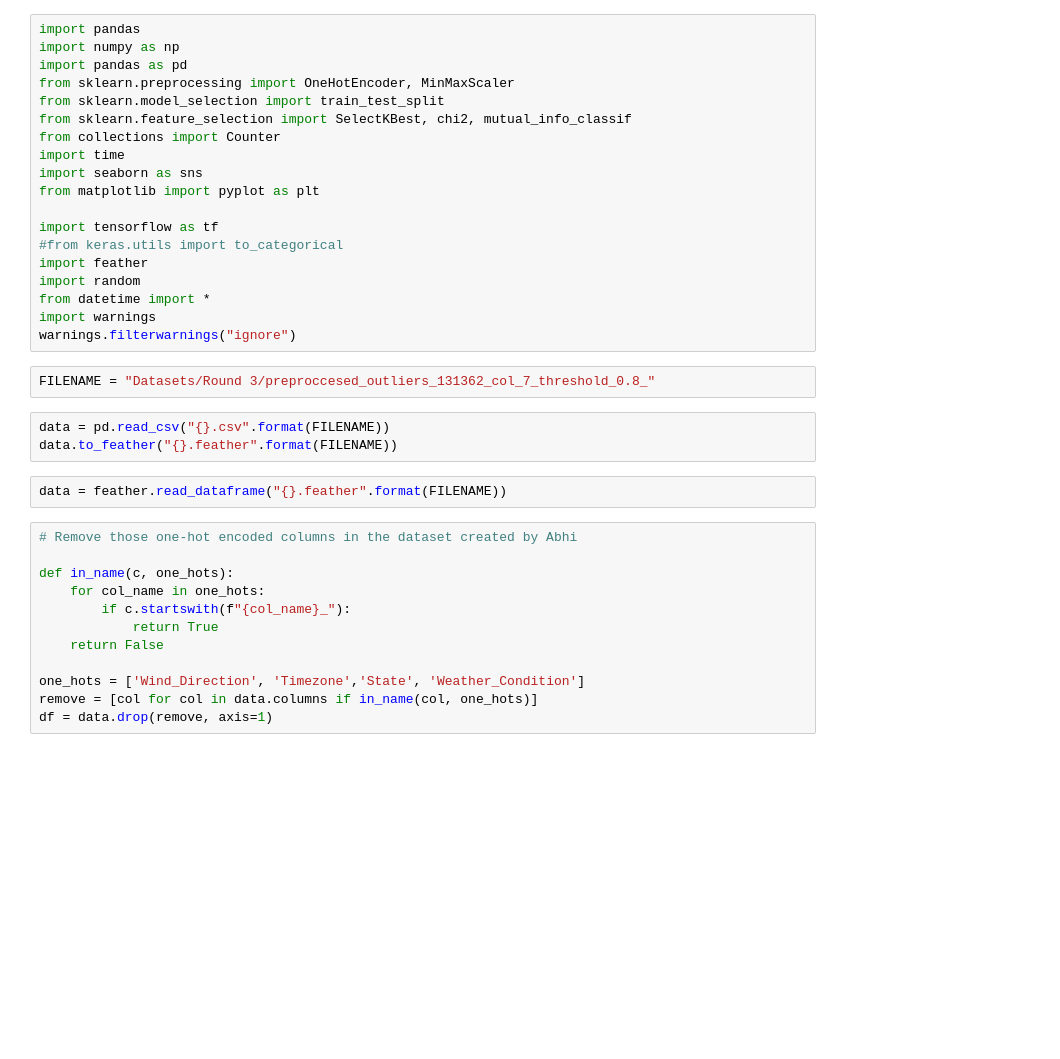
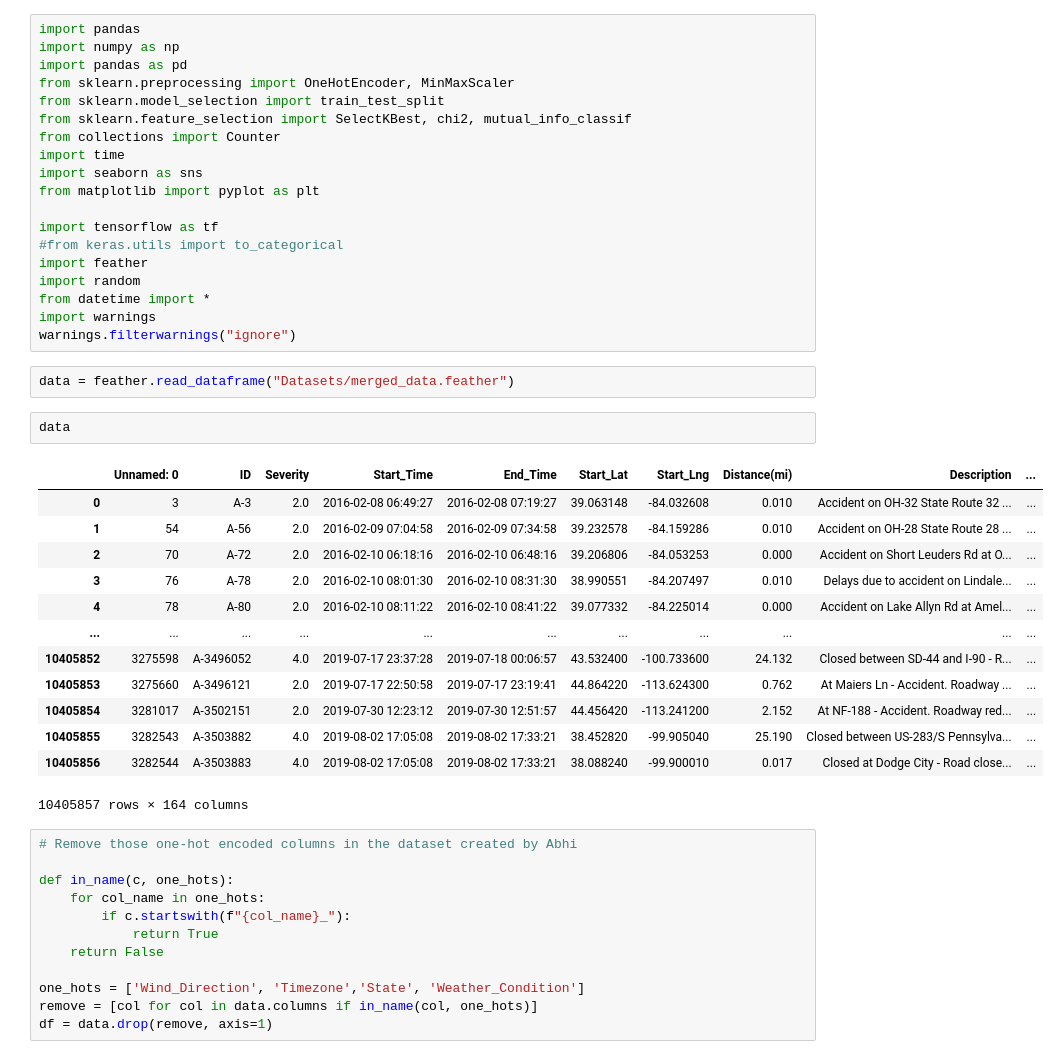
Before and after one commit to Abhilash240800/FinalProject_USAccidents, a Jupyter notebook: Jupyter Notebooks/NeuralNet_v2.ipynb, the cells around one changed output. Saved outputs shown, nothing was run; the diff lists cells and outputs as text; blank space fills up the shorter version.

```diff
--- a/Jupyter Notebooks/NeuralNet_v2.ipynb
+++ b/Jupyter Notebooks/NeuralNet_v2.ipynb
@@ -17,13 +17,24 @@ import random
 from datetime import *
 import warnings
 warnings.filterwarnings("ignore")
-# %%
-FILENAME = "Datasets/Round 3/preproccesed_outliers_131362_col_7_threshold_0.8_"
-# %%
-data = pd.read_csv("{}.csv".format(FILENAME))
-data.to_feather("{}.feather".format(FILENAME))
 # %%
-data = feather.read_dataframe("{}.feather".format(FILENAME))
+data = feather.read_dataframe("Datasets/merged_data.feather")
+# %%
+data
+# %% [output]
+|  | Unnamed: 0 | ID | Severity | Start_Time | End_Time | Start_Lat | Start_Lng | Distance(mi) | Description | ... |
+| 0 | 3 | A-3 | 2.0 | 2016-02-08 06:49:27 | 2016-02-08 07:19:27 | 39.063148 | -84.032608 | 0.010 | Accident on OH-32 State Route 32 ... | ... |
+| 1 | 54 | A-56 | 2.0 | 2016-02-09 07:04:58 | 2016-02-09 07:34:58 | 39.232578 | -84.159286 | 0.010 | Accident on OH-28 State Route 28 ... | ... |
+| 2 | 70 | A-72 | 2.0 | 2016-02-10 06:18:16 | 2016-02-10 06:48:16 | 39.206806 | -84.053253 | 0.000 | Accident on Short Leuders Rd at O... | ... |
+| 3 | 76 | A-78 | 2.0 | 2016-02-10 08:01:30 | 2016-02-10 08:31:30 | 38.990551 | -84.207497 | 0.010 | Delays due to accident on Lindale... | ... |
+| 4 | 78 | A-80 | 2.0 | 2016-02-10 08:11:22 | 2016-02-10 08:41:22 | 39.077332 | -84.225014 | 0.000 | Accident on Lake Allyn Rd at Amel... | ... |
+| ... | ... | ... | ... | ... | ... | ... | ... | ... | ... | ... |
+| 10405852 | 3275598 | A-3496052 | 4.0 | 2019-07-17 23:37:28 | 2019-07-18 00:06:57 | 43.532400 | -100.733600 | 24.132 | Closed between SD-44 and I-90 - R... | ... |
+| 10405853 | 3275660 | A-3496121 | 2.0 | 2019-07-17 22:50:58 | 2019-07-17 23:19:41 | 44.864220 | -113.624300 | 0.762 | At Maiers Ln - Accident. Roadway ... | ... |
+| 10405854 | 3281017 | A-3502151 | 2.0 | 2019-07-30 12:23:12 | 2019-07-30 12:51:57 | 44.456420 | -113.241200 | 2.152 | At NF-188 - Accident. Roadway red... | ... |
+| 10405855 | 3282543 | A-3503882 | 4.0 | 2019-08-02 17:05:08 | 2019-08-02 17:33:21 | 38.452820 | -99.905040 | 25.190 | Closed between US-283/S Pennsylva... | ... |
+| 10405856 | 3282544 | A-3503883 | 4.0 | 2019-08-02 17:05:08 | 2019-08-02 17:33:21 | 38.088240 | -99.900010 | 0.017 | Closed at Dodge City - Road close... | ... |
+10405857 rows × 164 columns
 # %%
 # Remove those one-hot encoded columns in the dataset created by Abhi
 
```
Also changed, not shown: 1 other file.
